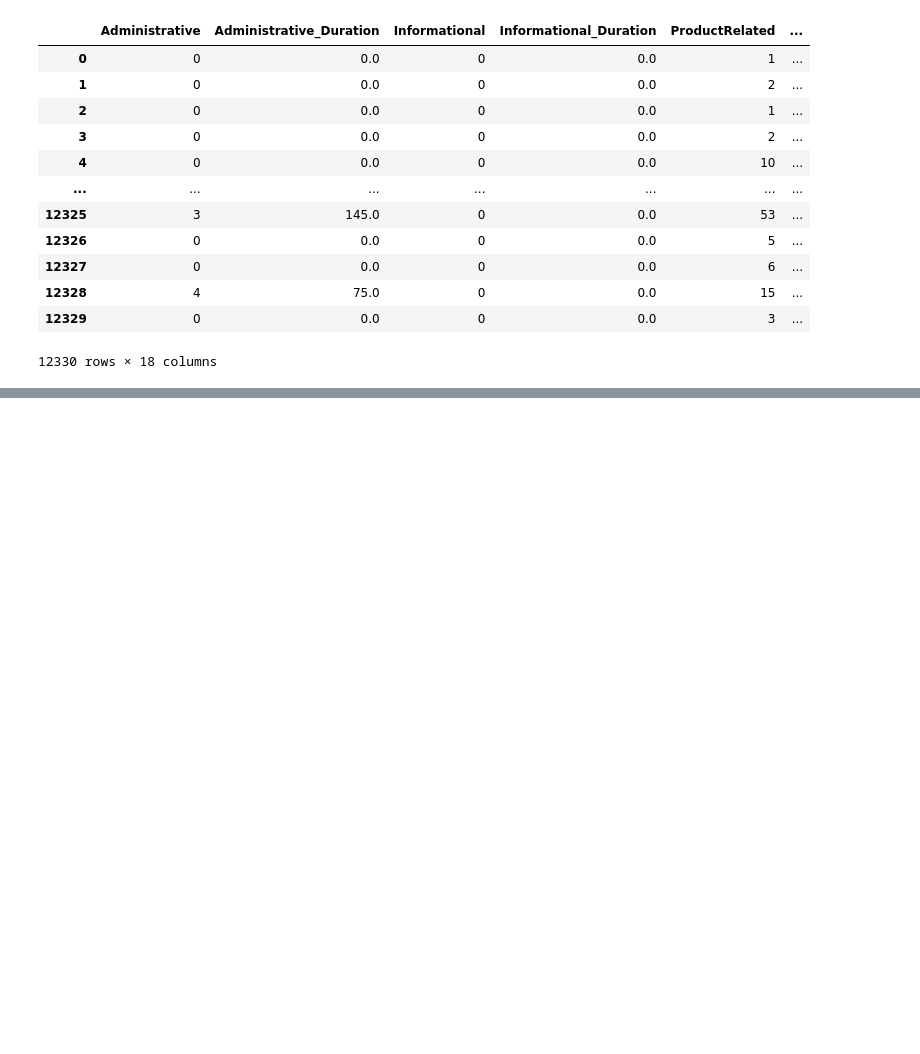
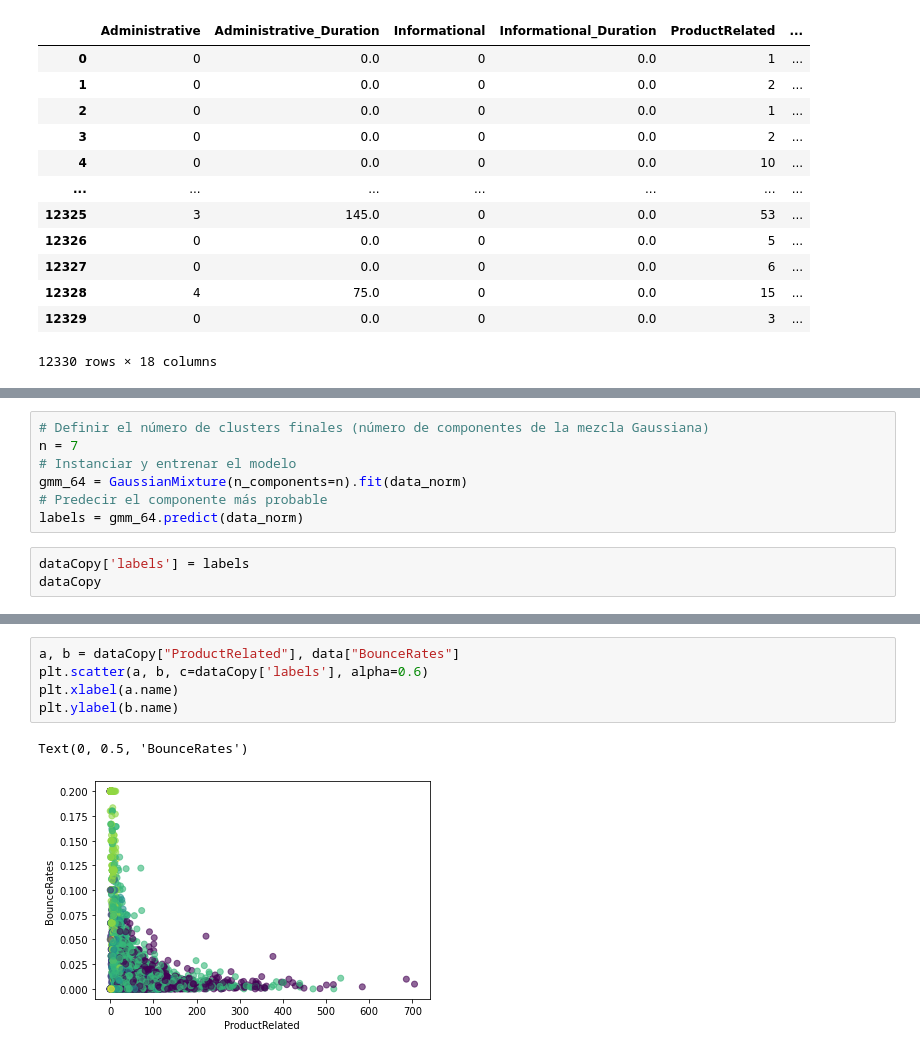
Before and after one commit to G4ll4rd0/O2021_MAF3653D-Proyecto, a Jupyter notebook: Proyecto.ipynb, the cells around one changed output, grey strips where cells are left out. Saved outputs shown, nothing was run; the diff lists cells and outputs as text; blank space fills up the shorter version.

```diff
--- a/Proyecto.ipynb
+++ b/Proyecto.ipynb
@@ -157,0 +215,10 @@ dataCopy
+# %%
+# Definir el número de clusters finales (número de componentes de la mezcla Gaussiana)
+n = 7
+# Instanciar y entrenar el modelo
+gmm_64 = GaussianMixture(n_components=n).fit(data_norm)
+# Predecir el componente más probable
+labels = gmm_64.predict(data_norm)
+# %%
+dataCopy['labels'] = labels
+dataCopy
@@ -157,0 +239,8 @@ dataCopy
+# %%
+a, b = dataCopy["ProductRelated"], data["BounceRates"]
+plt.scatter(a, b, c=dataCopy['labels'], alpha=0.6)
+plt.xlabel(a.name)
+plt.ylabel(b.name)
+# %% [output]
+Text(0, 0.5, 'BounceRates')
+[figure, added]
```
Also changed, not shown: parts of 22 cells of this notebook.
